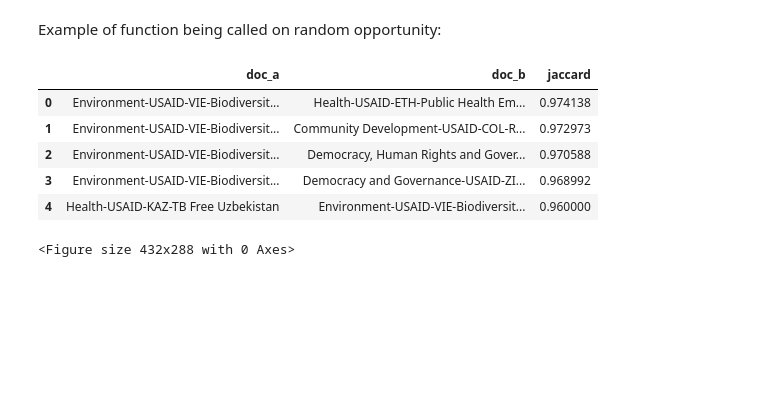
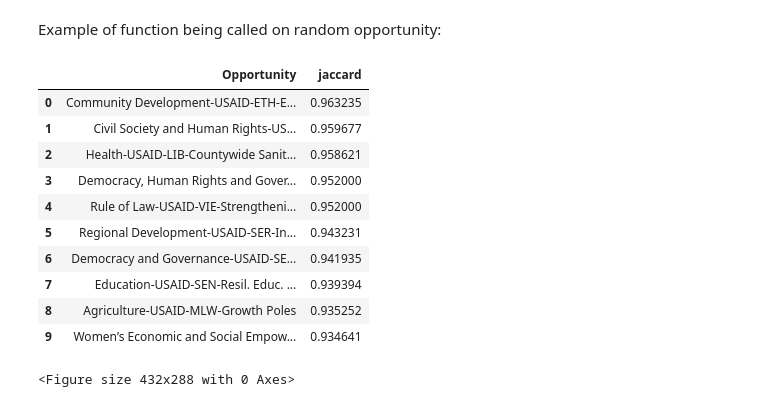
Before and after one commit to calizadeh/USAID-Solicitation-Analysis, a Jupyter notebook: USAID_Solicitation_Analysis.ipynb, the cells around one changed output. Cells and saved outputs as stored; diff of their text form; code cells hidden in the pictures; blank space fills up the shorter version.

```diff
--- a/USAID_Solicitation_Analysis.ipynb
+++ b/USAID_Solicitation_Analysis.ipynb
@@ -622,10 +590,12 @@ def comps(RFA_num, measure, n):
   idx = pd.IndexSlice
   doc_id = DOC.query('`OPPORTUNITY NUMBER` == @RFA_num').index[0]
 
+  # Navigate around the 1st opportunity not appearing in the doc_a column
   if doc_id == [*range(len(DOC))][0]:
     a = PAIRS.loc[idx[doc_id, :], :]
     top5_df = pd.concat([a]).sort_values(measure, ascending = False).head(n).reset_index()
 
+  # Navigate around the 1st opportunity not appearing in the doc_b column
   elif doc_id == [*range(len(DOC))][-1]:
     b = PAIRS.loc[idx[:, doc_id], :]
     top5_df = pd.concat([b]).sort_values(measure, ascending = False).head(n).reset_index()
@@ -635,20 +605,31 @@ def comps(RFA_num, measure, n):
     b = PAIRS.loc[idx[:, doc_id], :]
     top5_df = pd.concat([a,b]).sort_values(measure, ascending = False).head(n).reset_index()
 
+  # Replace the doc_id with the opportunity titles
   top5_df.doc_a, top5_df.doc_b  = top5_df.doc_a.replace(DOC['title']), top5_df.doc_b.replace(DOC['title'])
 
-  return top5_df[['doc_a', 'doc_b', measure]]
+  # Create one column that has the opportunity instead of it being in one column or the other
+  top5_df['Opportunity'] = top5_df.doc_a + top5_df.doc_b
+  doc_title = DOC.query('`OPPORTUNITY NUMBER` == @RFA_num')['title'].values[0]
+  top5_df['Opportunity'] = top5_df['Opportunity'].str.replace(doc_title, ' ')
+
+  return top5_df[['Opportunity', measure]]
 # %% [markdown]
 Example of function being called on random opportunity:
-# %%
-comps(random.choice(DOC['OPPORTUNITY NUMBER'].tolist()), 'jaccard', 5)
-# %% [output]
-|  | doc_a | doc_b | jaccard |
-| 0 | Environment-USAID-VIE-Biodiversit... | Health-USAID-ETH-Public Health Em... | 0.974138 |
-| 1 | Environment-USAID-VIE-Biodiversit... | Community Development-USAID-COL-R... | 0.972973 |
-| 2 | Environment-USAID-VIE-Biodiversit... | Democracy, Human Rights and Gover... | 0.970588 |
-| 3 | Environment-USAID-VIE-Biodiversit... | Democracy and Governance-USAID-ZI... | 0.968992 |
-| 4 | Health-USAID-KAZ-TB Free Uzbekistan | Environment-USAID-VIE-Biodiversit... | 0.960000 |
+# %%
+comps('72039122RFA00003', 'jaccard', 10)
+# %% [output]
+|  | Opportunity | jaccard |
+| 0 | Community Development-USAID-ETH-E... | 0.963235 |
+| 1 | Civil Society and Human Rights-US... | 0.959677 |
+| 2 | Health-USAID-LIB-Countywide Sanit... | 0.958621 |
+| 3 | Democracy, Human Rights and Gover... | 0.952000 |
+| 4 | Rule of Law-USAID-VIE-Strengtheni... | 0.952000 |
+| 5 | Regional Development-USAID-SER-In... | 0.943231 |
+| 6 | Democracy and Governance-USAID-SE... | 0.941935 |
+| 7 | Education-USAID-SEN-Resil. Educ. ... | 0.939394 |
+| 8 | Agriculture-USAID-MLW-Growth Poles | 0.935252 |
+| 9 | Women’s Economic and Social Empow... | 0.934641 |
 # %%
 def hca(sims, linkage_method='ward', color_thresh=.3, figsize=(20, 15)):
     tree = sch.linkage(sims, method=linkage_method)
```
Also changed, not shown: parts of 9 cells of this notebook.
